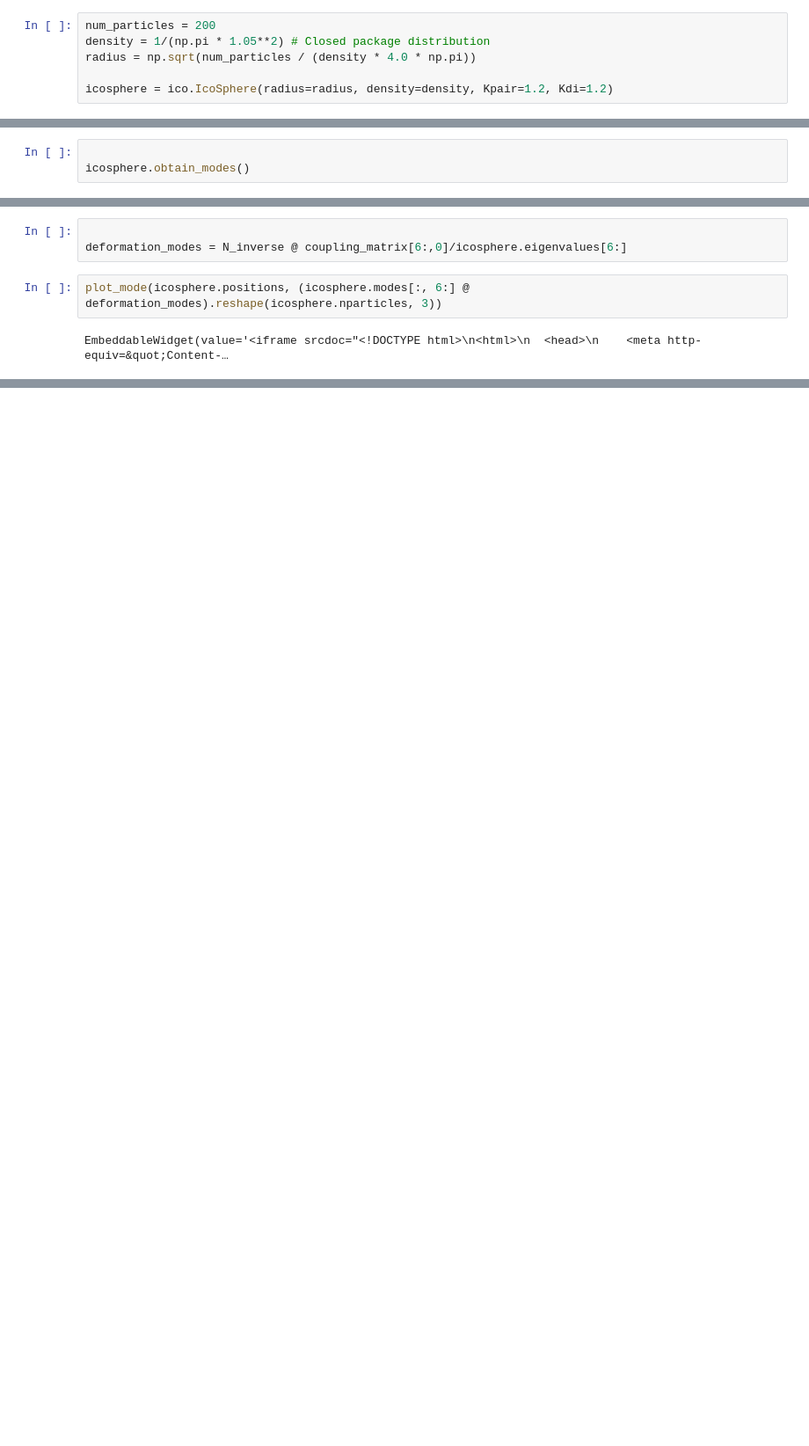
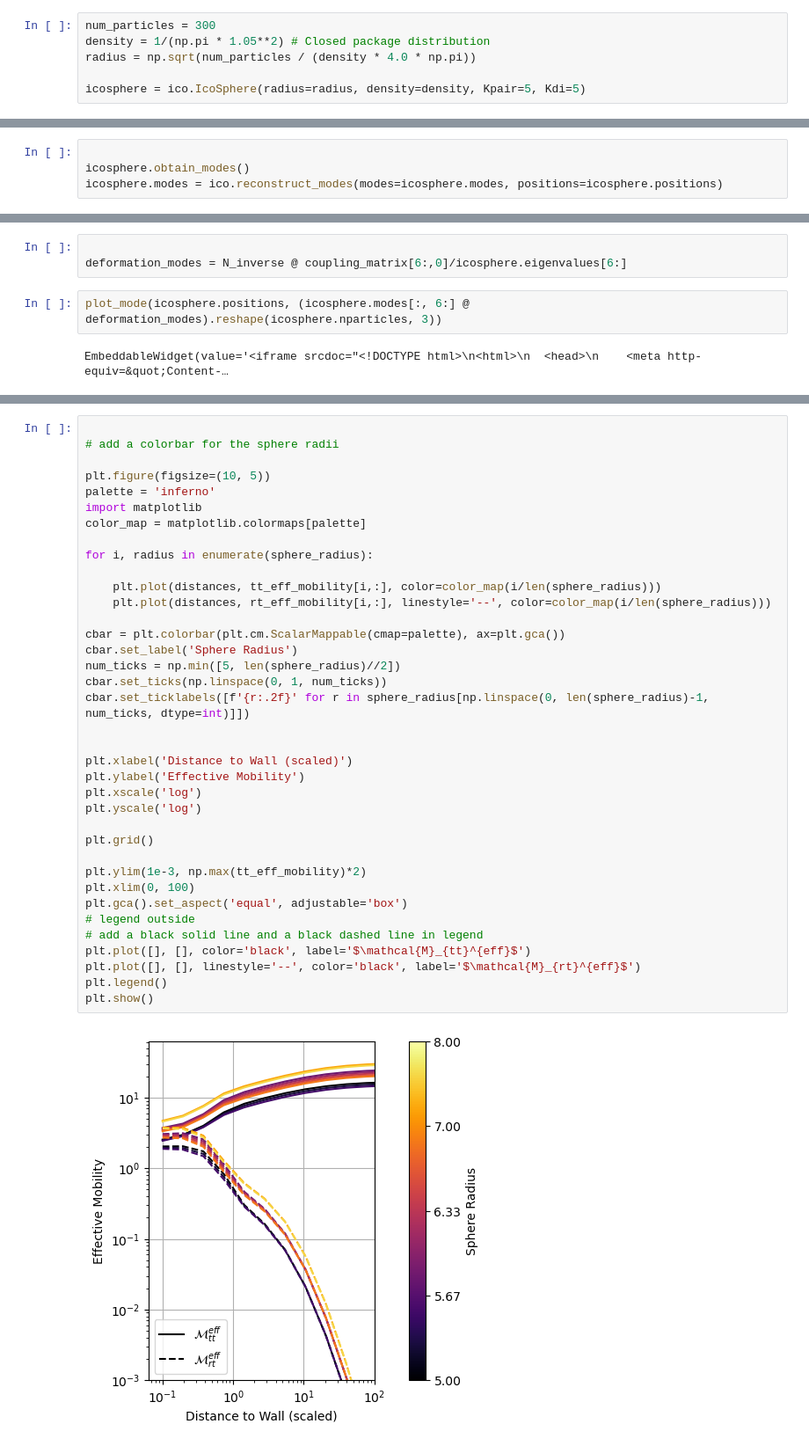
Before and after one commit to JJkrokoder/hydrodynamic_int, a Jupyter notebook: examples/icosphere_diag/mobility_coupling.ipynb, the cells around one changed output, grey strips where cells are left out. Shown at 88% size. Drawn from its saved outputs; the diff is of its cells as text; blank space fills up the shorter version.

Commit message:
Added traslational mobility graphing. Scaling pending

```diff
--- a/examples/icosphere_diag/mobility_coupling.ipynb
+++ b/examples/icosphere_diag/mobility_coupling.ipynb
@@ -86,8 +59,8 @@ def plot_mode(positions : list, eigenmode: np.ndarray):
 # %% [markdown]
 ## Creating icosphere and modes
 # %%
-num_particles = 200
+num_particles = 300
 density = 1/(np.pi * 1.05**2) # Closed package distribution
 radius = np.sqrt(num_particles / (density * 4.0 * np.pi))
 
-icosphere = ico.IcoSphere(radius=radius, density=density, Kpair=1.2, Kdi=1.2)
+icosphere = ico.IcoSphere(radius=radius, density=density, Kpair=5, Kdi=5)
@@ -117,3 +67,4 @@ VLMP data generated.
 # %%
 
 icosphere.obtain_modes()
+icosphere.modes = ico.reconstruct_modes(modes=icosphere.modes, positions=icosphere.positions)
@@ -202,0 +249,39 @@ plt.show()
+# %%
+
+# add a colorbar for the sphere radii
+
+plt.figure(figsize=(10, 5))
+palette = 'inferno'
+import matplotlib
+color_map = matplotlib.colormaps[palette]
+
+for i, radius in enumerate(sphere_radius):
+
+    plt.plot(distances, tt_eff_mobility[i,:], color=color_map(i/len(sphere_radius)))
+    plt.plot(distances, rt_eff_mobility[i,:], linestyle='--', color=color_map(i/len(sphere_radius)))
+
+cbar = plt.colorbar(plt.cm.ScalarMappable(cmap=palette), ax=plt.gca())
+cbar.set_label('Sphere Radius')
+num_ticks = np.min([5, len(sphere_radius)//2])
+cbar.set_ticks(np.linspace(0, 1, num_ticks))
+cbar.set_ticklabels([f'{r:.2f}' for r in sphere_radius[np.linspace(0, len(sphere_radius)-1, num_ticks, dtype=int)]])
+
+
+plt.xlabel('Distance to Wall (scaled)')
+plt.ylabel('Effective Mobility')
+plt.xscale('log')
+plt.yscale('log')
+
+plt.grid()
+
+plt.ylim(1e-3, np.max(tt_eff_mobility)*2)
+plt.xlim(0, 100)
+plt.gca().set_aspect('equal', adjustable='box')
+# legend outside
+# add a black solid line and a black dashed line in legend
+plt.plot([], [], color='black', label='$\mathcal{M}_{tt}^{eff}$')
+plt.plot([], [], linestyle='--', color='black', label='$\mathcal{M}_{rt}^{eff}$')
+plt.legend()
+plt.show()
+# %% [output]
+[figure, added]
```
Also changed, not shown: parts of 7 cells of this notebook, 1 other file.
